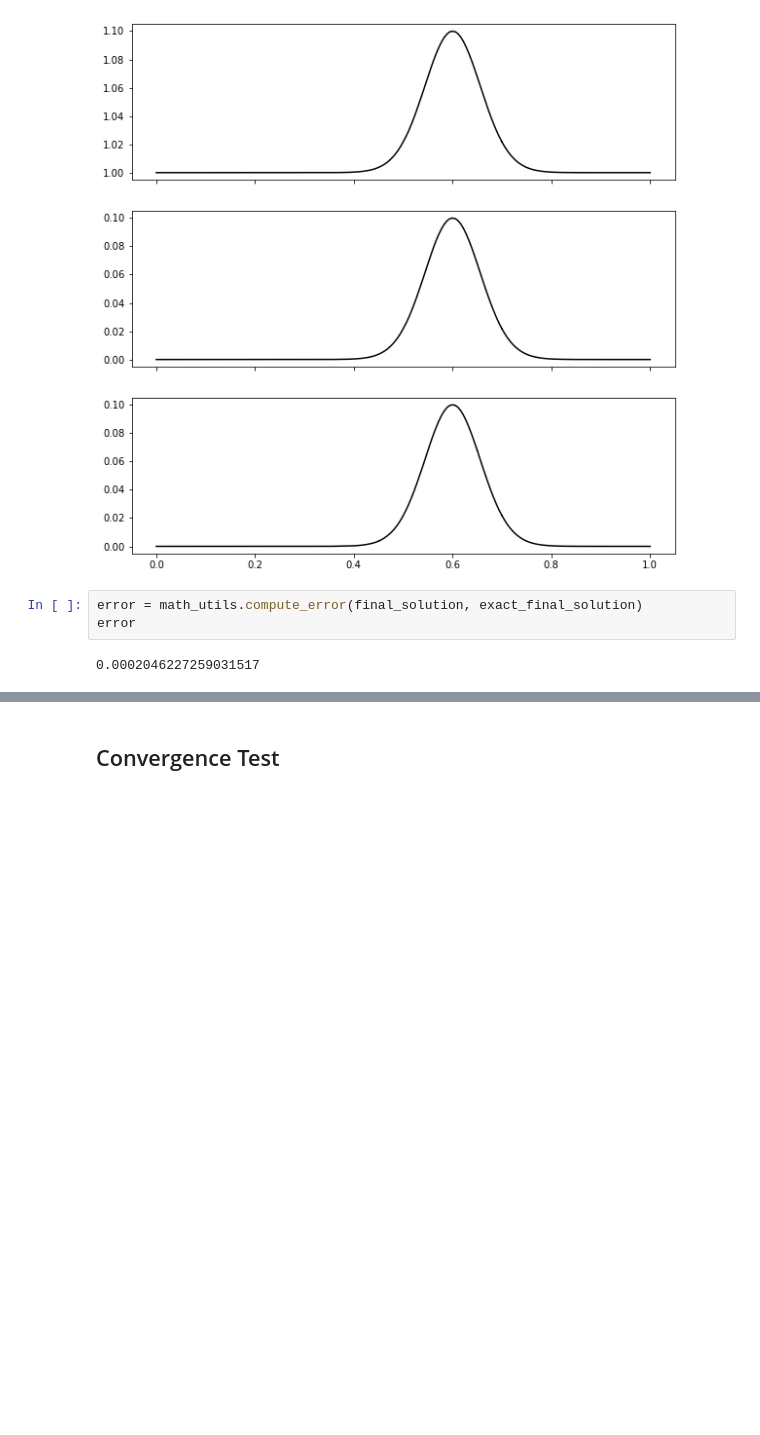
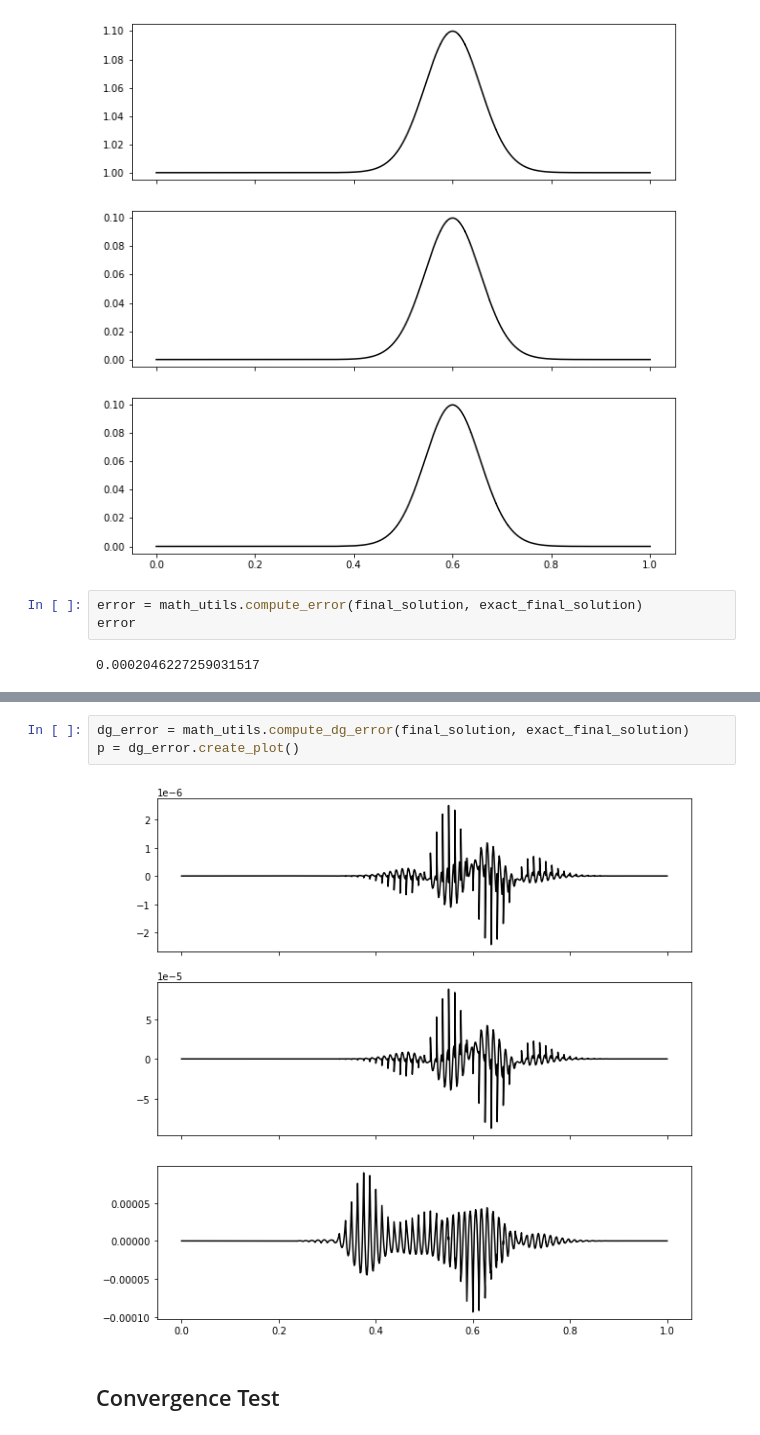
Before and after one commit to caleblogemann/pydogpack, a Jupyter notebook: apps/onedimensional/shallowwater/manufacturedsolutionexample/manufactured_solution_example.ipynb, the cells around one changed output, grey strips where cells are left out. Cells and saved outputs as stored; diff of their text form; blank space fills up the shorter version.

```diff
--- a/apps/onedimensional/shallowwater/manufacturedsolutionexample/manufactured_solution_example.ipynb
+++ b/apps/onedimensional/shallowwater/manufacturedsolutionexample/manufactured_solution_example.ipynb
@@ -121,3 +121,8 @@ p = dg_error.create_plot()
+# %%
+dg_error = math_utils.compute_dg_error(final_solution, exact_final_solution)
+p = dg_error.create_plot()
+# %% [output]
+[figure, added]
 # %% [markdown]
 ## Convergence Test
 # %%
```
Also changed, not shown: parts of 11 cells of this notebook, 34 other files.
